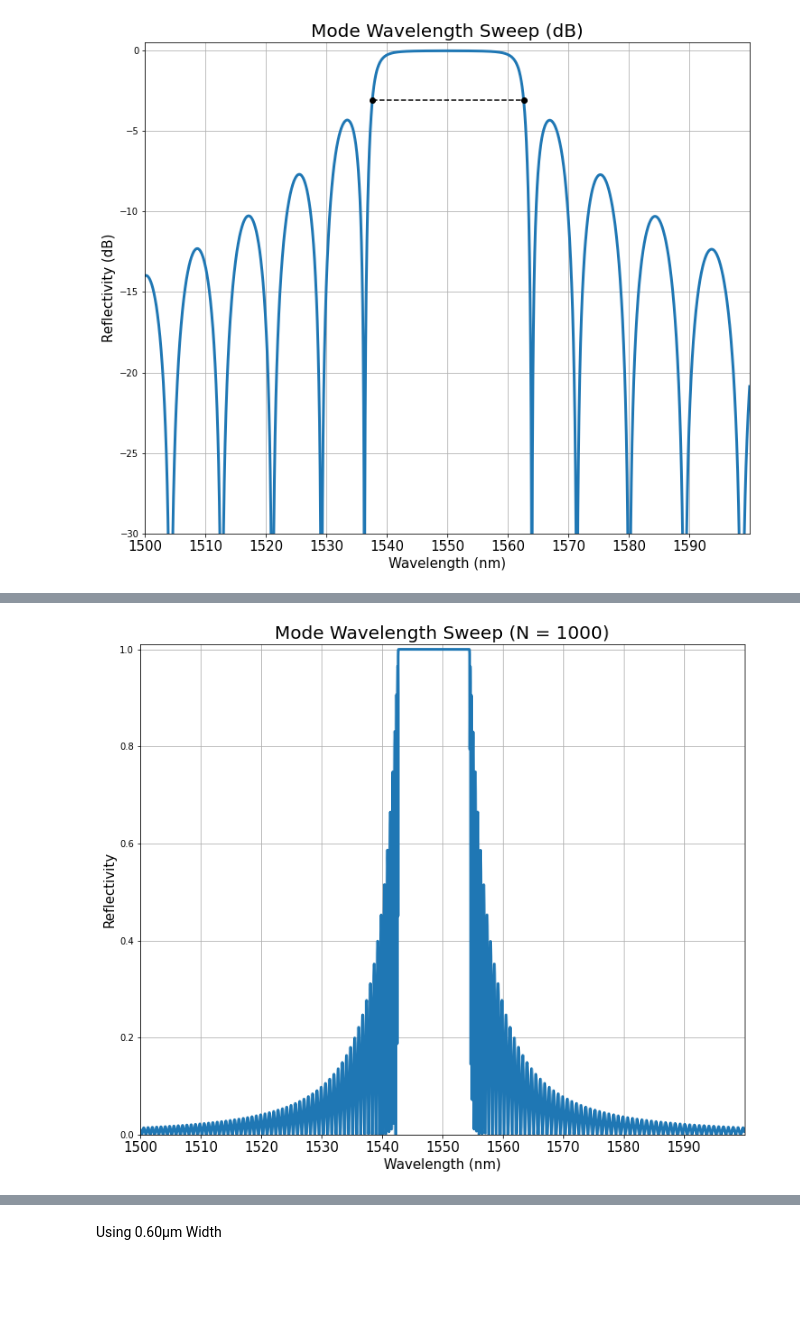
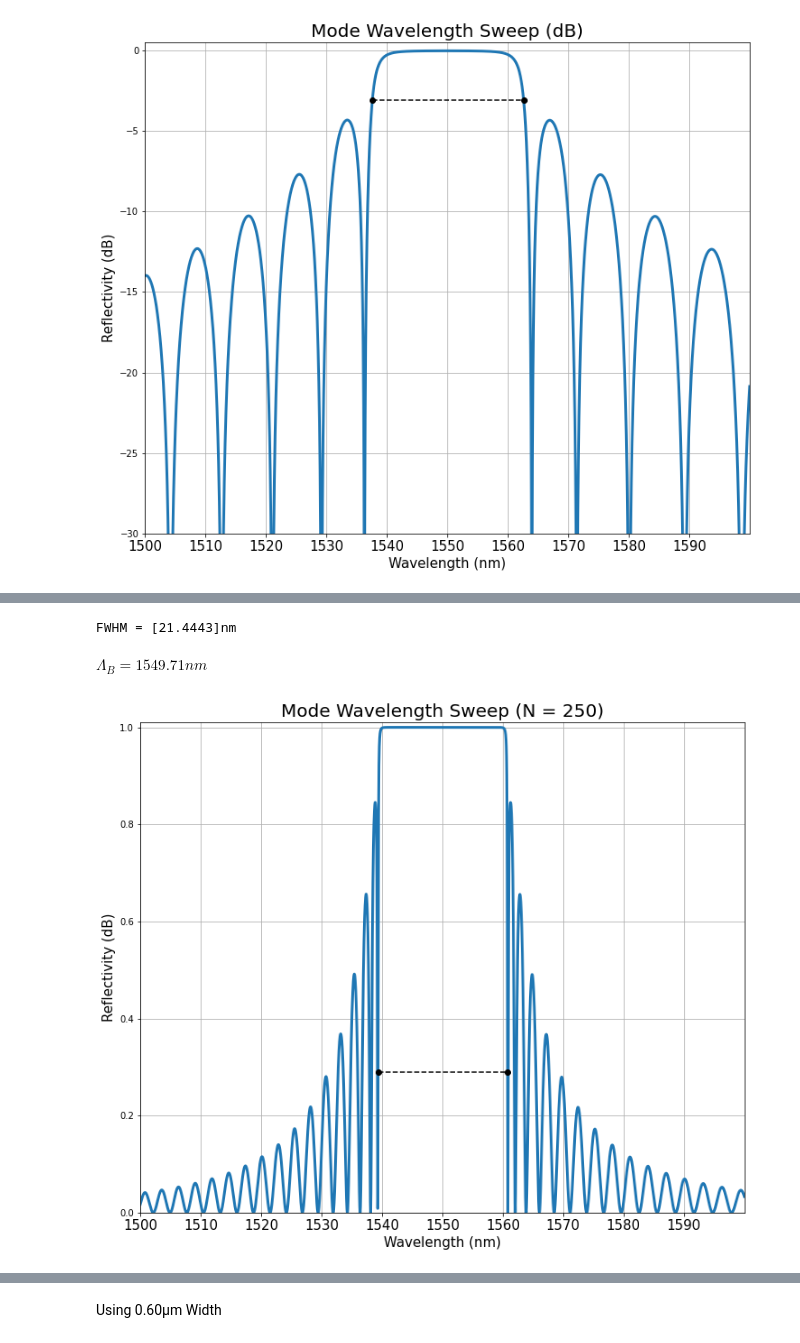
Before and after one commit to Leoopessoa/Bragg_Grating, a Jupyter notebook: Simulation/Initial_calculations.ipynb, the cells around one changed output, grey strips where cells are left out. Saved outputs shown, nothing was run; the diff lists cells and outputs as text; code cells hidden in the pictures; blank space fills up the shorter version.

```diff
--- a/Simulation/Initial_calculations.ipynb
+++ b/Simulation/Initial_calculations.ipynb
@@ -651,13 +452,2 @@ mode.set({
-# %%
-mode.run()
-mode.emepropagate()
-mode.setemeanalysis("wavelength sweep",1)
-mode.setemeanalysis("start wavelength",1.5e-6)
-mode.setemeanalysis("stop wavelength",1.6e-6)
-mode.setemeanalysis("number of wavelength points",5000)
-mode.emesweep("wavelength sweep")
-Sweep = mode.getemesweep("S_wavelength_sweep")
-wavelength = Sweep['wavelength']
-S22 = (abs(Sweep['s22'])**2)
 # %%
 figure4 = plt.figure(figsize=(12,10))
@@ -784,26 +494,26 @@ mode.set({
-# %%
-mode.run()
-mode.emepropagate()
-mode.setemeanalysis("wavelength sweep",1)
-mode.setemeanalysis("start wavelength",1.5e-6)
-mode.setemeanalysis("stop wavelength",1.6e-6)
-mode.setemeanalysis("number of wavelength points",5000)
-mode.emesweep("wavelength sweep")
 # %%
 Sweep = mode.getemesweep("S_wavelength_sweep")
 wavelength = Sweep['wavelength']
-S22 = (abs(Sweep['s22'])**2)
+S = (abs(Sweep['s11'])**2)
 # %%
-figure5 = plt.figure(figsize=(12,10))
-plt.plot(wavelength*1e9, S22, linewidth = 3)
+figure6 = plt.figure(figsize=(12,10))
+plt.plot(wavelength*1e9, S, linewidth = 3)
 plt.grid()
 plt.xlim(1500,1600)
 plt.ylim(0,1.01)
-plt.title('Mode Wavelength Sweep (N = 1000)', size = 20)
+plt.title('Mode Wavelength Sweep (N = 250)', size = 20)
 plt.xlabel('Wavelength (nm)', size = '15')
-plt.ylabel('Reflectivity', size = '15')
+plt.ylabel('Reflectivity (dB)', size = '15')
+r, min, max = fwhm(wavelength, S, False)
+plt.plot(wavelength[min]*1e9, r, 'o',color='black')
+plt.plot(wavelength[max]*1e9, r, 'o',color='black')
+plt.plot([wavelength[min]*1e9,wavelength[max]*1e9],[r, r],linestyle='--', color = 'black')
+peak, pd = find_peaks(S)
+display(Math('$\Lambda_B = %5.2f nm' %(wavelength[peak[np.argmax(S[peak])]][0]*1e9)))
 plt.xticks(np.arange(1500,1600,step=10), size = '15')
-plt.savefig('Interconnect_Wavelength_Sweep_N=1000')
+plt.savefig('Mode_Wavelength_Sweep_N=250')
 # %% [output]
+FWHM = [21.4443]nm
+$\displaystyle \Lambda_B = 1549.71 nm$
-[figure, old version]
+[figure, new version]
 # %%
```
Also changed, not shown: parts of 21 cells of this notebook, 22 other files.
